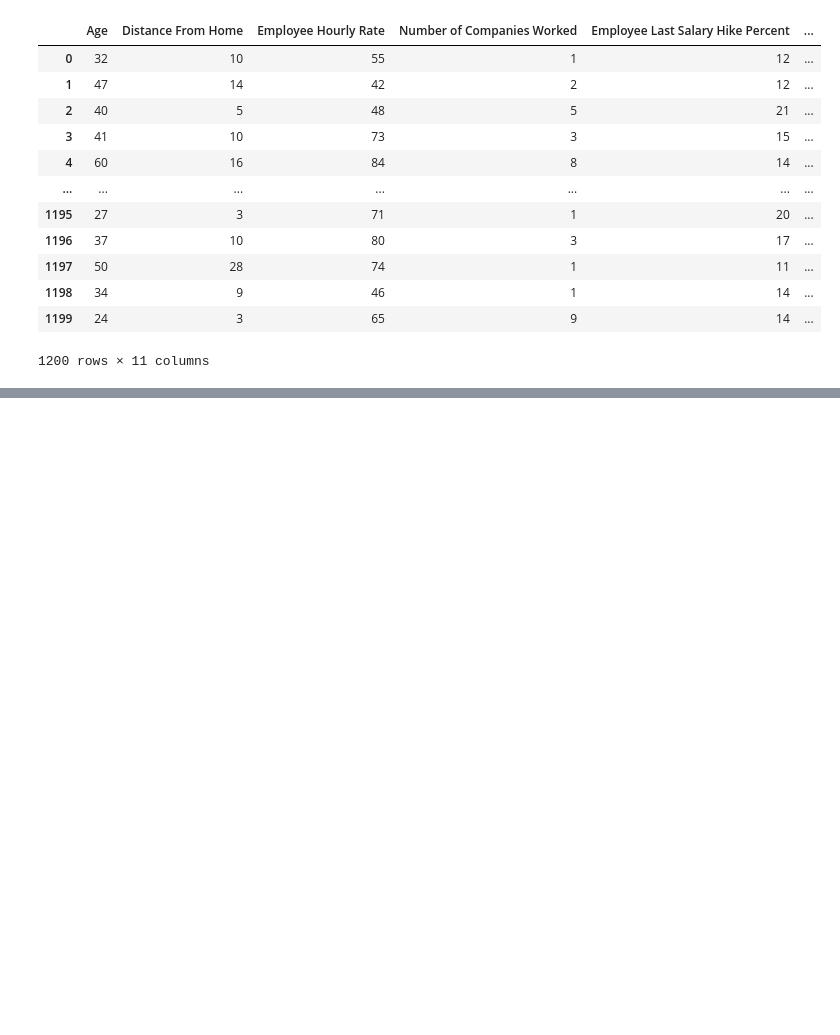
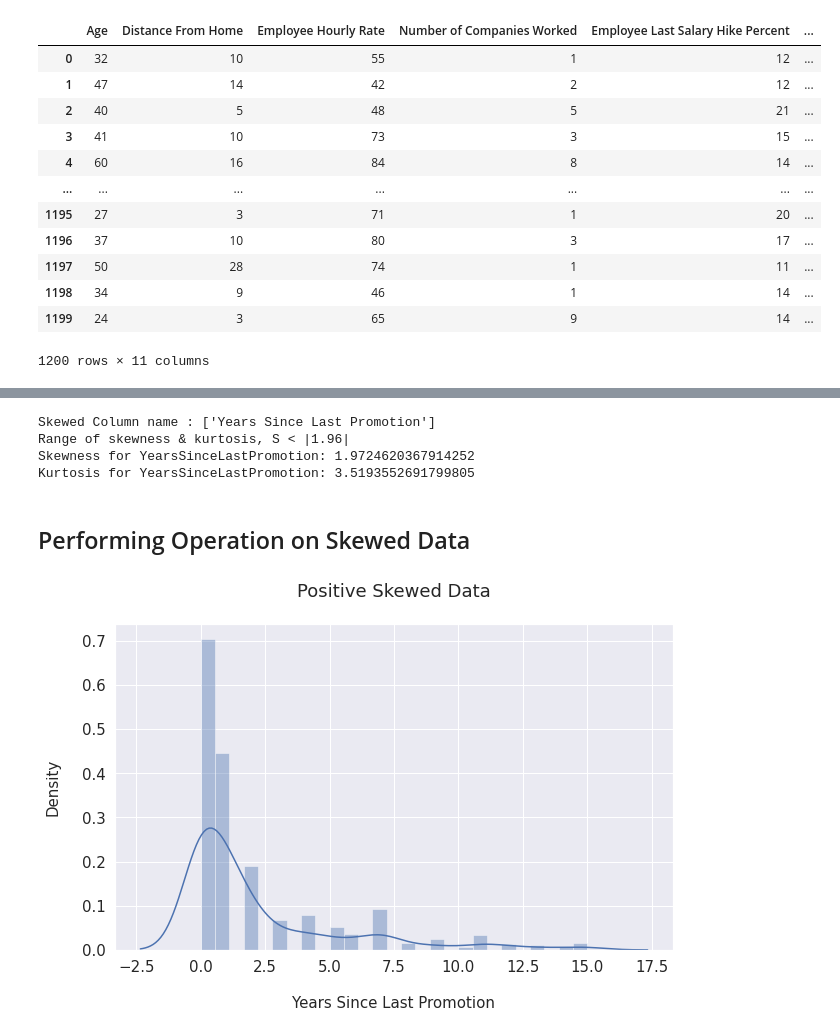
Before and after one commit to 21Ovi/Employee-Performance-Analysis, a Jupyter notebook: data_preprocessing.ipynb, the cells around one changed output, grey strips where cells are left out. Cells and saved outputs as stored; diff of their text form; code cells hidden in the pictures; blank space fills up the shorter version.

```diff
--- a/data_preprocessing.ipynb
+++ b/data_preprocessing.ipynb
@@ -120,0 +144,33 @@ num_data
+# %%
+def skewedness(data):
+    skewed=[]
+    for col in data:
+        sk=data[col].skew()
+        if(sk>=1.96 or sk<=-1.96):
+            skewed.append(col)
+    return skewed
+
+print(f"\033[1mSkewed Column name : {skewedness(num_data)}")
+print('\033[1mRange of skewness & kurtosis, S < |1.96|')
+# Checking Kurtosis
+print('\033[1mSkewness for YearsSinceLastPromotion:',skew(data['Years Since Last Promotion']))
+print('\033[1mKurtosis for YearsSinceLastPromotion:',kurtosis(data['Years Since Last Promotion']))
+# %% [output]
+Skewed Column name : ['Years Since Last Promotion']
+Range of skewness & kurtosis, S < |1.96|
+Skewness for YearsSinceLastPromotion: 1.9724620367914252
+Kurtosis for YearsSinceLastPromotion: 3.5193552691799805
+# %% [markdown]
+## Performing Operation on Skewed Data
+# %%
+# Dist plot
+sns.set(rc={"font.size":15,"axes.titlesize":17,"axes.labelsize":15,"xtick.labelsize":15,"ytick.labelsize":15,
+            "legend.fontsize":12})
+plt.figure(figsize=(10,6))
+sns.distplot(num_data['Years Since Last Promotion'])
+plt.xlabel("\nYears Since Last Promotion")
+plt.ylabel("Density\n")
+plt.title("Positive Skewed Data\n",fontsize="18")
+plt.show()
+# %% [output]
+[figure, added]
```
Also changed, not shown: parts of 4 cells of this notebook.
